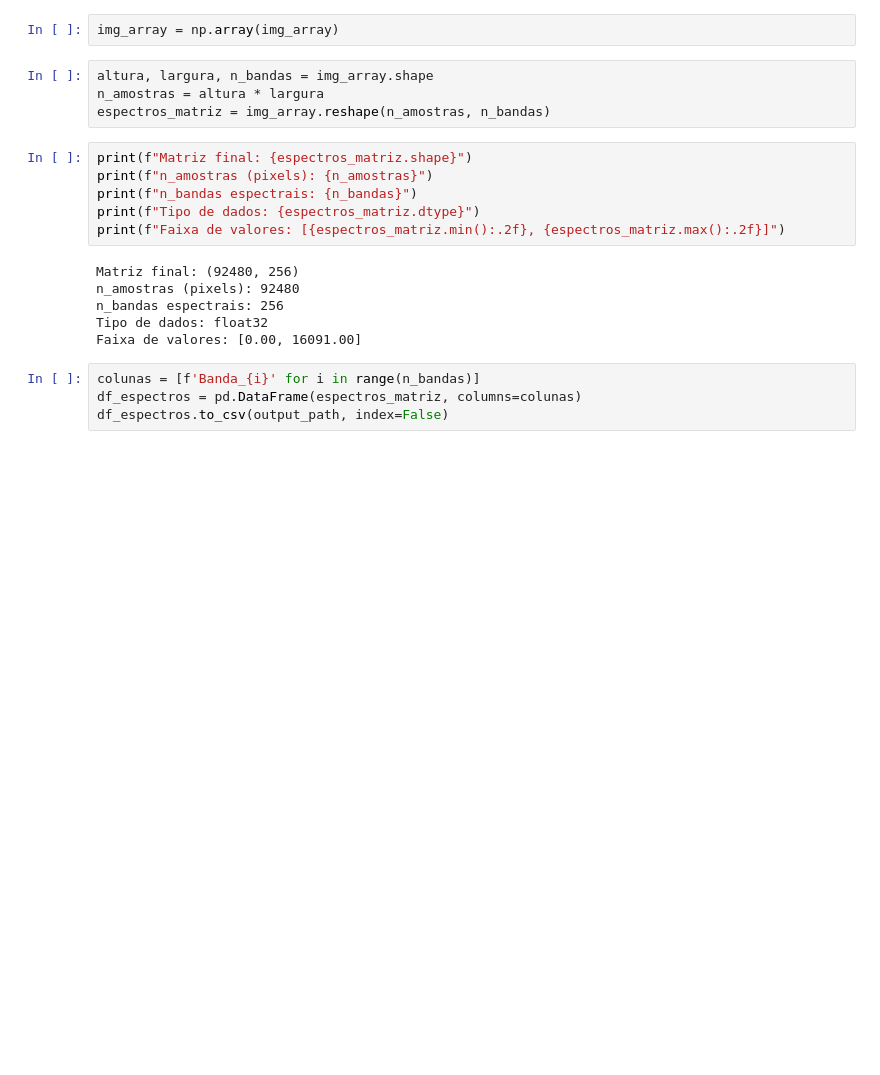
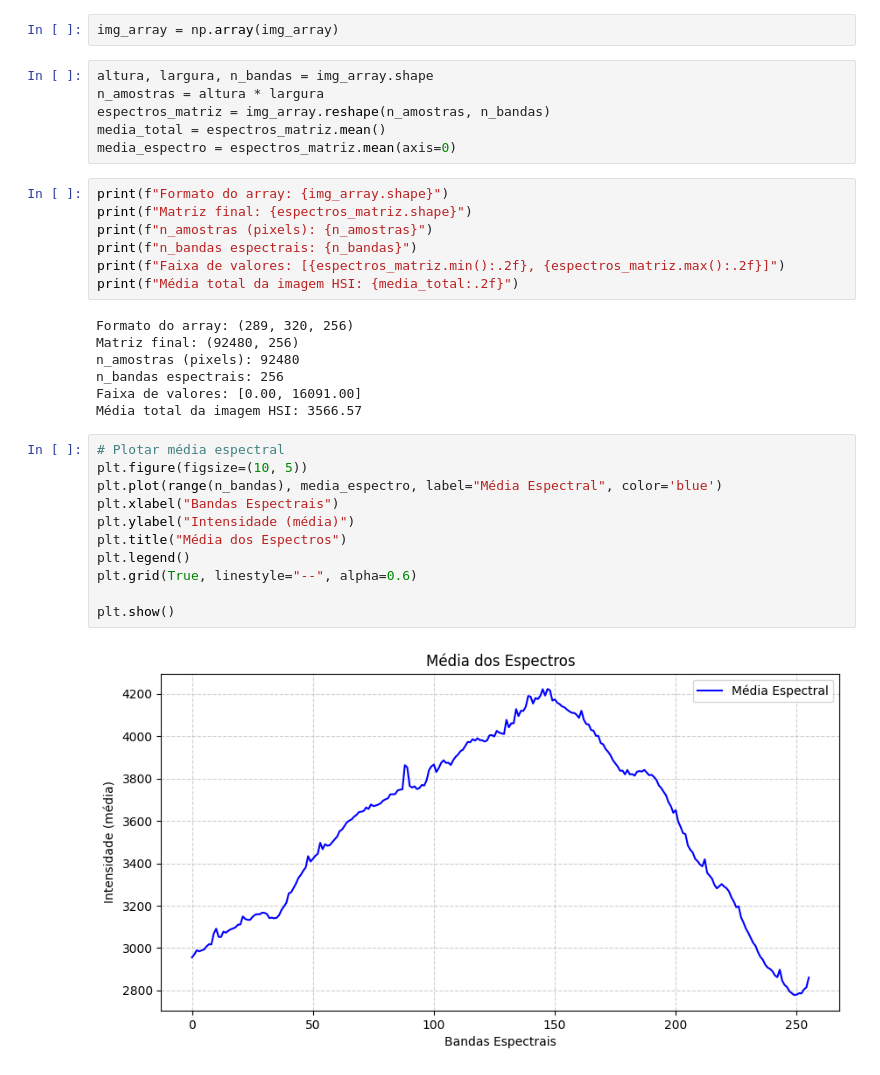
Before and after one commit to jeffersonfelex/hsi-swir-bacteria-xgboost, a Jupyter notebook: notebooks/utils/organizar_espectros.ipynb, the cells around one changed output. Saved outputs shown, nothing was run; the diff lists cells and outputs as text; blank space fills up the shorter version.

```diff
--- a/notebooks/utils/organizar_espectros.ipynb
+++ b/notebooks/utils/organizar_espectros.ipynb
@@ -21,19 +22,32 @@ img_array = np.array(img_array)
 altura, largura, n_bandas = img_array.shape
 n_amostras = altura * largura
 espectros_matriz = img_array.reshape(n_amostras, n_bandas)
+media_total = espectros_matriz.mean()
+media_espectro = espectros_matriz.mean(axis=0)
 # %%
+print(f"Formato do array: {img_array.shape}")
 print(f"Matriz final: {espectros_matriz.shape}")
 print(f"n_amostras (pixels): {n_amostras}")
 print(f"n_bandas espectrais: {n_bandas}")
-print(f"Tipo de dados: {espectros_matriz.dtype}")
 print(f"Faixa de valores: [{espectros_matriz.min():.2f}, {espectros_matriz.max():.2f}]")
+print(f"Média total da imagem HSI: {media_total:.2f}")
 # %% [output]
+Formato do array: (289, 320, 256)
 Matriz final: (92480, 256)
 n_amostras (pixels): 92480
 n_bandas espectrais: 256
-Tipo de dados: float32
 Faixa de valores: [0.00, 16091.00]
+Média total da imagem HSI: 3566.57
-# %%
-colunas = [f'Banda_{i}' for i in range(n_bandas)]
-df_espectros = pd.DataFrame(espectros_matriz, columns=colunas)
-df_espectros.to_csv(output_path, index=False)
+# %%
+# Plotar média espectral
+plt.figure(figsize=(10, 5))
+plt.plot(range(n_bandas), media_espectro, label="Média Espectral", color='blue')
+plt.xlabel("Bandas Espectrais")
+plt.ylabel("Intensidade (média)")
+plt.title("Média dos Espectros")
+plt.legend()
+plt.grid(True, linestyle="--", alpha=0.6)
+
+plt.show()
+# %% [output]
+[figure, added]
```
Also changed, not shown: parts of 1 cell of this notebook, 7 other files.
